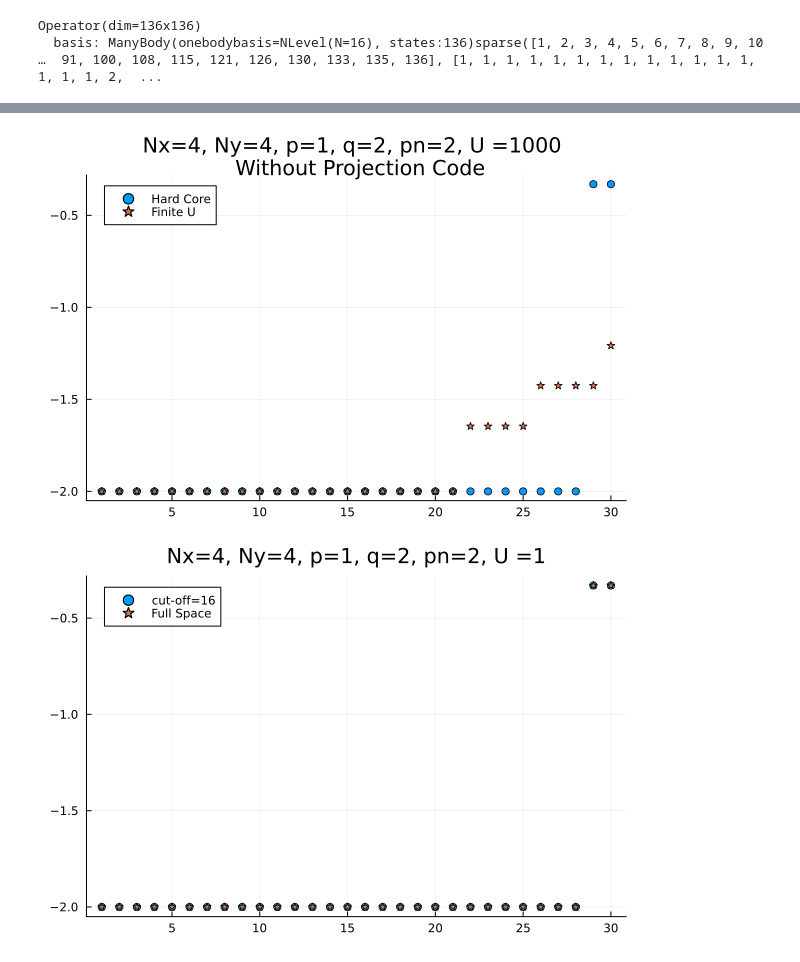
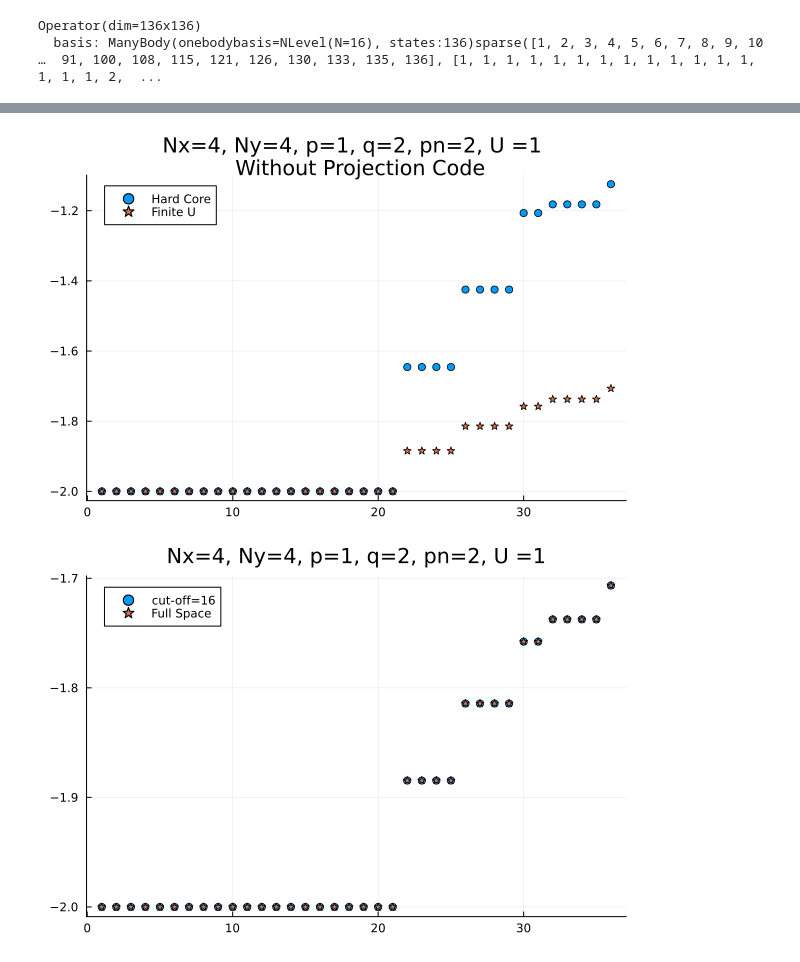
Before and after one commit to Umut-Can-Physics/Kagome-Lattice, a Jupyter notebook: Hofstadter-KM-Kagome/Many-Body/Kapit-Mueller(KM)/KM_MB.ipynb, the cells around one changed output, grey strips where cells are left out. Saved outputs shown, nothing was run; the diff lists cells and outputs as text; code cells hidden in the pictures.

```diff
--- a/Hofstadter-KM-Kagome/Many-Body/Kapit-Mueller(KM)/KM_MB.ipynb
+++ b/Hofstadter-KM-Kagome/Many-Body/Kapit-Mueller(KM)/KM_MB.ipynb
@@ -15,12 +38,10 @@ Ny = 4
 p = 1
 q = 2
 pn = 2
-U = 1000
+U = 1
 
 N = Nx*Ny
 t = 1
-NPhi0 = Int(Nx*Ny*(p/q))
-#PN = vcat( ( [i] for i in 0:pn) ... )
-# Cut_Off = NPhi0
-Cut_Off = NPhi0
+#NPhi0 = Int(Nx*Ny*(p/q))
+Cut_Off = 16
 # %% [output]
@@ -109,13 +107,13 @@ scatter!(ϵ_finite[n:m], label="Finite U (boson states)",marker=:star)
 # %%
 # WITHOUT PROJECTION
 matrix = KM(Nx, Ny, t, p, q)
-H = Sp_Op(N, matrix)
-#lim = 1
+basis_sp = NLevelBasis(N)
+H = Sp_Op(basis_sp, matrix)
 HardCore=true
-basis_mb, basis_sp = get_Bosonic_MB_Basis(N, pn, HardCore)
-H_MB_sub, basis_mb = H_Kin_MB(basis_sp, pn, H, HardCore)
-H_Int = Hubbard_Interaction_Full(basis_sp, basis_mb)
-H_Total_full_hard_Core = H_MB_sub + H_Int
+basis_mb = get_Bosonic_MB_Basis(basis_sp, pn, HardCore)
+H_MB = get_mb_op(basis_mb, H)
+H_Int = Hubbard_Interaction_Full(N, basis_sp, basis_mb, U)
+H_Total_full_hard_Core = H_MB + H_Int
 H_Total_full_hard_Core = (H_Total_full_hard_Core'+H_Total_full_hard_Core)/2
 # %% [output]
 Operator(dim=120x120)
@@ -144,13 +123,13 @@ E_full_hard_core
 # %%
 # WITHOUT PROJECTION
 matrix = KM(Nx, Ny, t, p, q)
-H = Sp_Op(N, matrix)
-#lim = 1
+basis_sp = NLevelBasis(N)
+H = Sp_Op(basis_sp, matrix)
 HardCore=false
-basis_mb, basis_sp = get_Bosonic_MB_Basis(N, pn, HardCore)
-H_MB_sub, basis_mb = H_Kin_MB(basis_sp, pn, H, HardCore)
-H_Int = Hubbard_Interaction_Full(basis_sp, basis_mb)
-H_Total_full_finite = H_MB_sub + H_Int
+basis_mb = get_Bosonic_MB_Basis(basis_sp, pn, HardCore)
+H_MB = get_mb_op(basis_mb, H)
+H_Int = Hubbard_Interaction_Full(N, basis_sp, basis_mb, U)
+H_Total_full_finite = H_MB + H_Int
 H_Total_full_finite = (H_Total_full_finite'+H_Total_full_finite)/2
 # %% [output]
 Operator(dim=136x136)
@@ -179,20 +139,20 @@ E_full_finite
 # %%
 #ion()
 n=1
-m=30
+m=36
 scatter(E_full_hard_core[n:m], label="Hard Core", title="Nx=$(Nx), Ny=$(Ny), p=$(p), q=$(q), pn=$(pn), U =$(U) \n Without Projection Code")
 scatter!(E_full_finite[n:m], label="Finite U",marker=:star)
 
 #show()
 # %% [output]
-[figure, old version]
+[figure, new version]
 # %%
 #ion()
 n=1
-m=30
-scatter(ϵ[n:m], label="cut-off=$(Cut_Off)", title="Nx=$(Nx), Ny=$(Ny), p=$(p), q=$(q), pn=$(pn), U =$(U)")
-scatter!(E_full[n:m], label="Full Space",marker=:star)
+m=36
+scatter(ϵ_finite[n:m], label="cut-off=$(Cut_Off)", title="Nx=$(Nx), Ny=$(Ny), p=$(p), q=$(q), pn=$(pn), U =$(U)")
+scatter!(E_full_finite[n:m], label="Full Space",marker=:star)
 
 #show()
 # %% [output]
-[figure, old version]
+[figure, new version]
```
Also changed, not shown: parts of 9 cells of this notebook, 2 other files.
